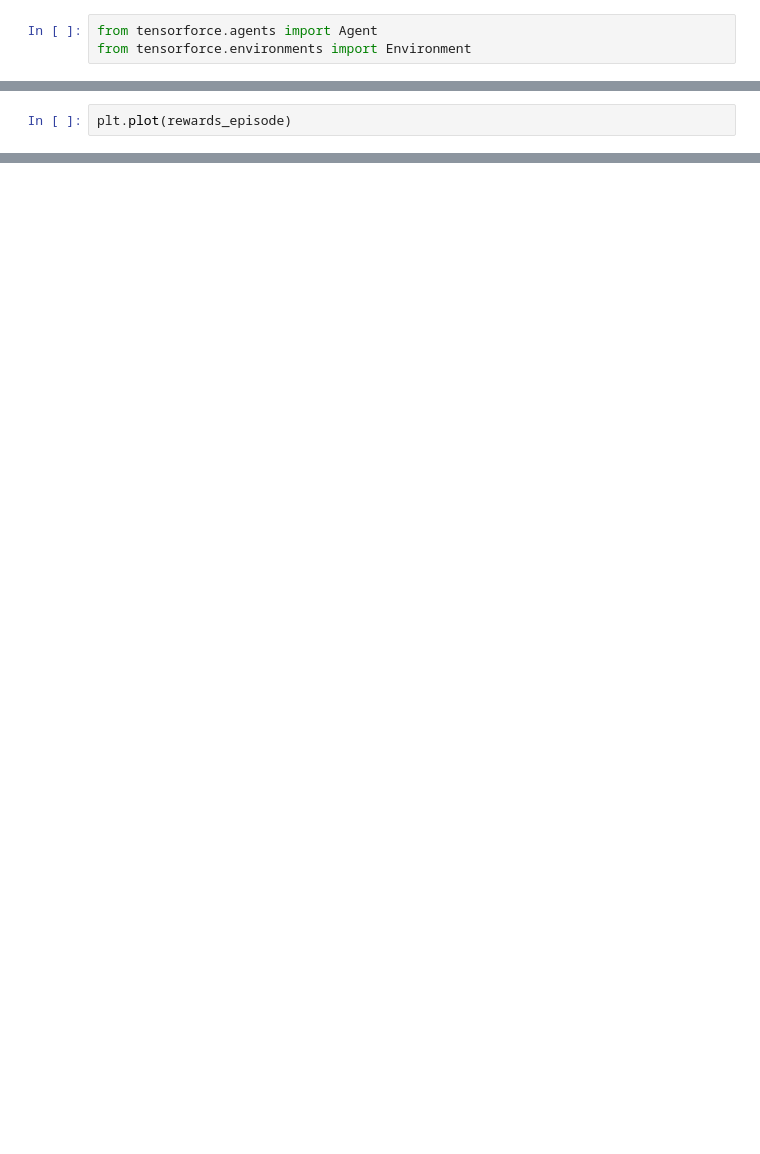
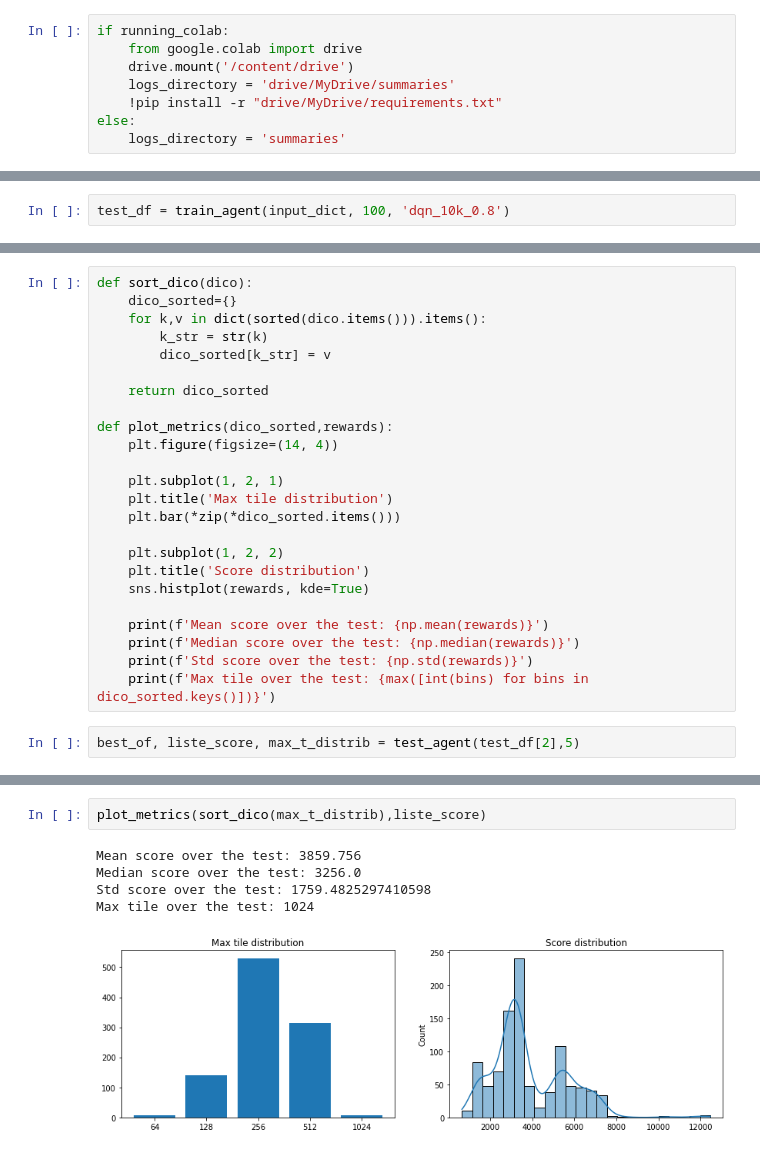
Before and after one commit to Valentin-Laurent/Year-2048, a Jupyter notebook: notebooks/Gym_jbt.ipynb, the cells around one changed output, grey strips where cells are left out. Drawn from its saved outputs; the diff is of its cells as text; blank space fills up the shorter version.

```diff
--- a/notebooks/Gym_jbt.ipynb
+++ b/notebooks/Gym_jbt.ipynb
@@ -4,4 +3,9 @@ import gym_2048
 # %%
-from tensorforce.agents import Agent
-from tensorforce.environments import Environment
+if running_colab:
+    from google.colab import drive
+    drive.mount('/content/drive')
+    logs_directory = 'drive/MyDrive/summaries'
+    !pip install -r "drive/MyDrive/requirements.txt"
+else:
+    logs_directory = 'summaries'
 # %%
@@ -46,3 +136,3 @@ KeyboardInterrupt:
 # %%
-plt.plot(rewards_episode)
+test_df = train_agent(input_dict, 100, 'dqn_10k_0.8')
 # %% [output]
@@ -65,0 +205,26 @@ AttributeError: 'DoubleDQN' object has no attribute 'get_architecture'
+# %%
+def sort_dico(dico):
+    dico_sorted={}
+    for k,v in dict(sorted(dico.items())).items():
+        k_str = str(k)
+        dico_sorted[k_str] = v
+
+    return dico_sorted
+
+def plot_metrics(dico_sorted,rewards):
+    plt.figure(figsize=(14, 4))
+
+    plt.subplot(1, 2, 1)
+    plt.title('Max tile distribution')
+    plt.bar(*zip(*dico_sorted.items()))
+
+    plt.subplot(1, 2, 2)
+    plt.title('Score distribution')
+    sns.histplot(rewards, kde=True)
+
+    print(f'Mean score over the test: {np.mean(rewards)}')
+    print(f'Median score over the test: {np.median(rewards)}')
+    print(f'Std score over the test: {np.std(rewards)}')
+    print(f'Max tile over the test: {max([int(bins) for bins in dico_sorted.keys()])}')
+# %%
+best_of, liste_score, max_t_distrib = test_agent(test_df[2],5)
@@ -65,0 +323,8 @@ AttributeError: 'DoubleDQN' object has no attribute 'get_architecture'
+# %%
+plot_metrics(sort_dico(max_t_distrib),liste_score)
+# %% [output]
+Mean score over the test: 3859.756
+Median score over the test: 3256.0
+Std score over the test: 1759.4825297410598
+Max tile over the test: 1024
+[figure, added]
```
Also changed, not shown: parts of 21 cells of this notebook, 2 other files.
